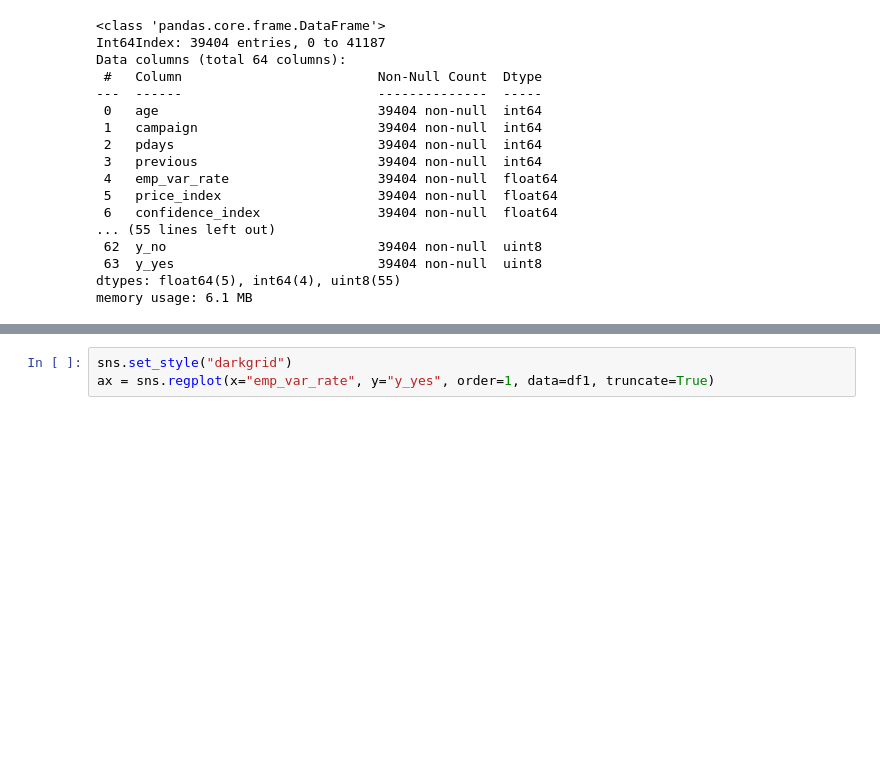
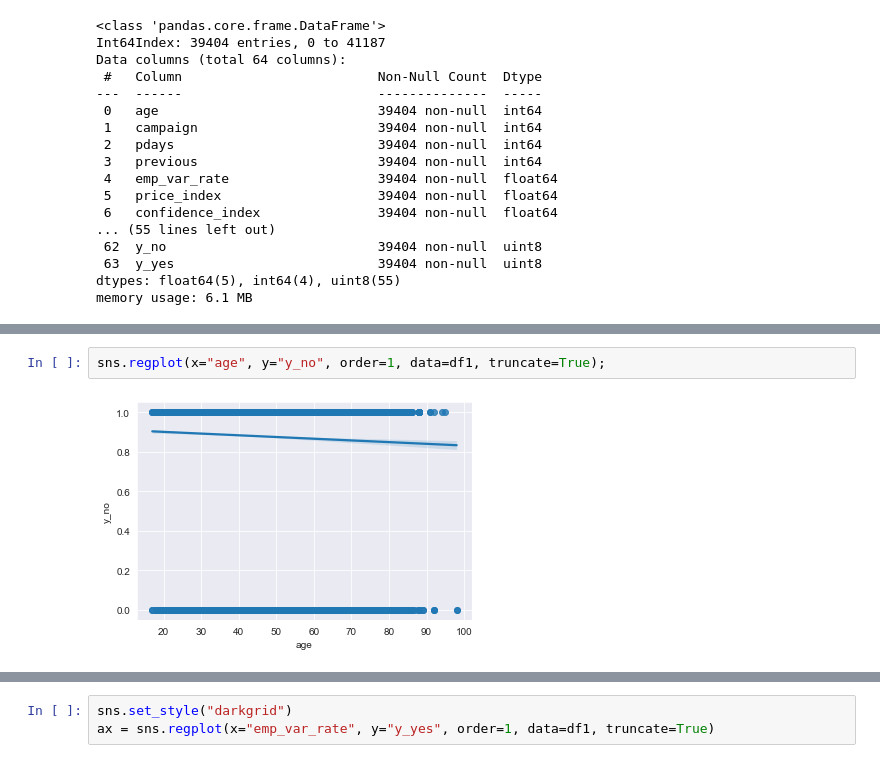
Before and after one commit to LIMDANBI/2021-2, a Jupyter notebook: DataMining/bank_marketing_analysis.ipynb, the cells around one changed output, grey strips where cells are left out. Cells and saved outputs as stored; diff of their text form; blank space fills up the shorter version.

```diff
--- a/DataMining/bank_marketing_analysis.ipynb
+++ b/DataMining/bank_marketing_analysis.ipynb
@@ -246,0 +251,4 @@ memory usage: 6.1 MB
+# %%
+sns.regplot(x="age", y="y_no", order=1, data=df1, truncate=True);
+# %% [output]
+[figure, added]
```
Also changed, not shown: parts of 7 cells of this notebook.
